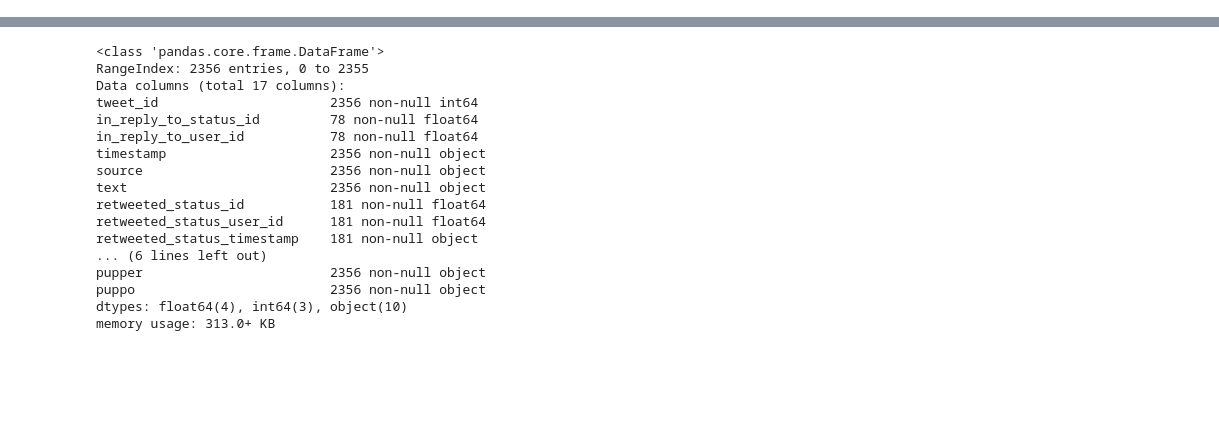
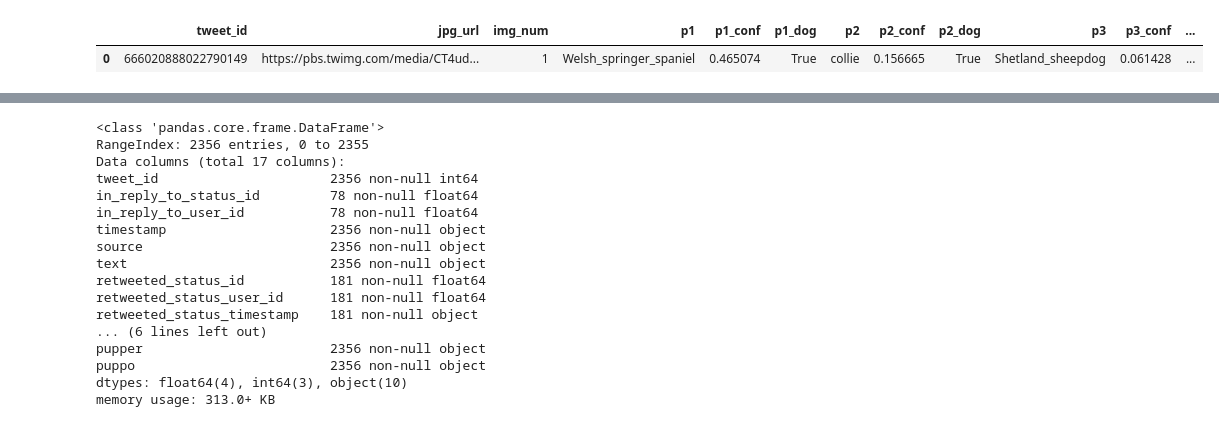
Before and after one commit to werdnamac/we_rate_dogs_analysis, a Jupyter notebook: wrangle_act.ipynb, the cells around one changed output, grey strips where cells are left out. Saved outputs shown, nothing was run; the diff lists cells and outputs as text; code cells hidden in the pictures; blank space fills up the shorter version.

```diff
--- a/wrangle_act.ipynb
+++ b/wrangle_act.ipynb
@@ -16,0 +167,5 @@ archive.head(1)
+# %%
+# put the image_predictions data into a dataframe.
+image = pd.read_csv("image_predictions.tsv", sep='\t')
+# preview the image predictions data
+image.head()
@@ -16,0 +179,9 @@ archive.head(1)
+# %%
+# make a copy of image_predictions
+
+image.to_csv('image_predictions_copy.csv', index=False)
+image_copy = pd.read_csv("image_predictions_copy.csv")
+image_copy.head(1)
+# %% [output]
+|  | tweet_id | jpg_url | img_num | p1 | p1_conf | p1_dog | p2 | p2_conf | p2_dog | p3 | p3_conf | ... |
+| 0 | 666020888022790149 | https://pbs.twimg.com/media/CT4ud... | 1 | Welsh_springer_spaniel | 0.465074 | True | collie | 0.156665 | True | Shetland_sheepdog | 0.061428 | ... |
```
Also changed, not shown: parts of 142 cells of this notebook.
